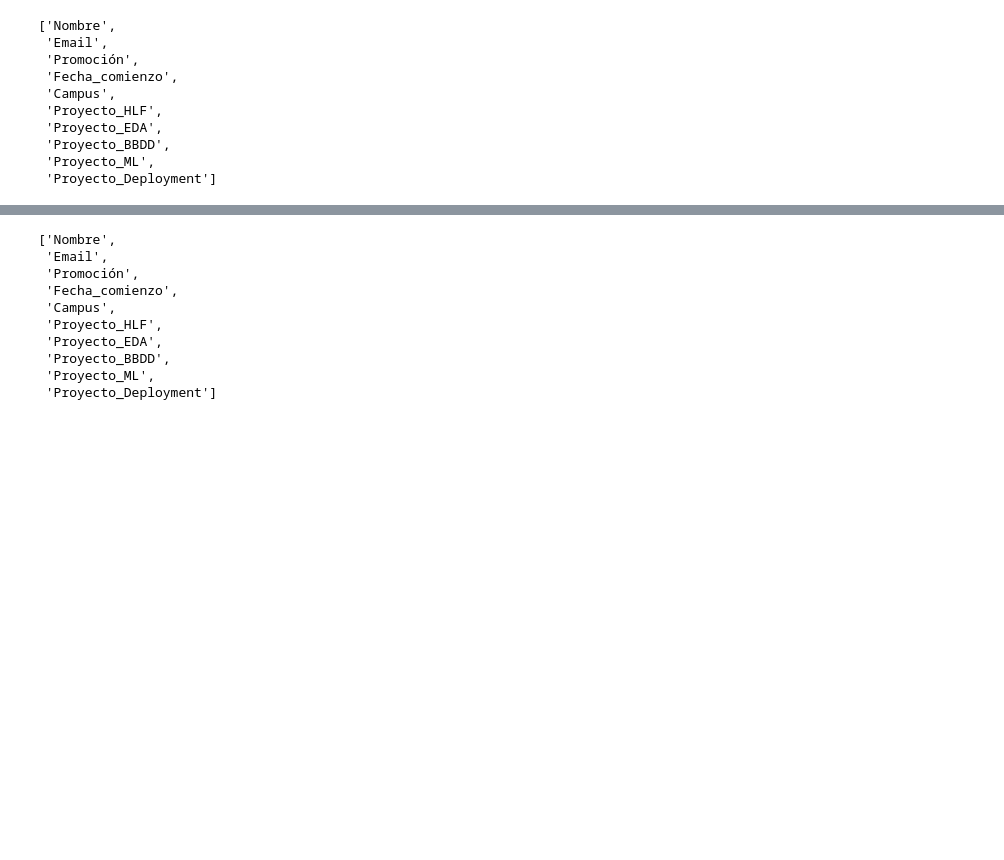
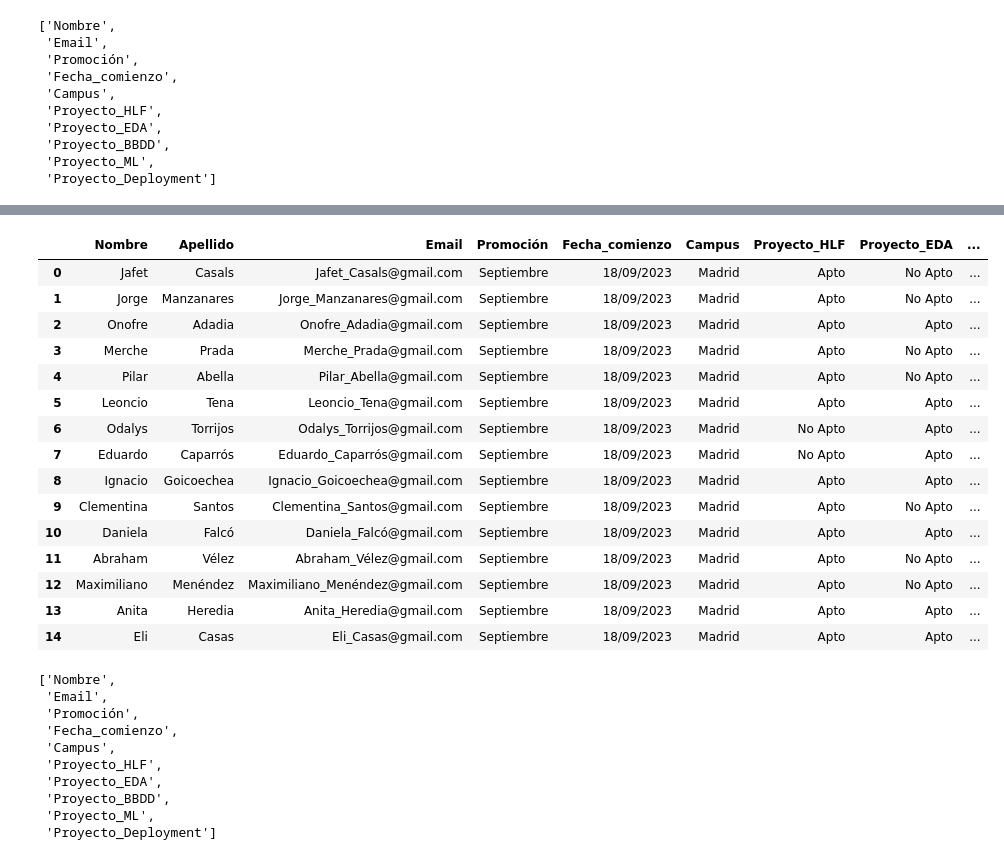
Before and after one commit to SortegaG/SQLite, a Jupyter notebook: Enunciado/data/dataframes.ipynb, the cells around one changed output, grey strips where cells are left out. Saved outputs shown, nothing was run; the diff lists cells and outputs as text; code cells hidden in the pictures; blank space fills up the shorter version.

```diff
--- a/Enunciado/data/dataframes.ipynb
+++ b/Enunciado/data/dataframes.ipynb
@@ -33,6 +33,30 @@ clase_1
 | 12 | Maximiliano Menéndez | Maximiliano_Menéndez@gmail.com | Septiembre | 18/09/2023 | Madrid | Apto | No Apto | Apto | ... |
 | 13 | Anita Heredia | Anita_Heredia@gmail.com | Septiembre | 18/09/2023 | Madrid | Apto | Apto | Apto | ... |
 | 14 | Eli Casas | Eli_Casas@gmail.com | Septiembre | 18/09/2023 | Madrid | Apto | Apto | Apto | ... |
+# %%
+
+clase_1[['Nombre', 'Apellido']] = clase_1['Nombre'].str.split(' ', n = 1, expand=True)
+nombre_index = clase_1.columns.get_loc('Nombre')
+clase_1.insert(nombre_index + 1, 'Apellido', clase_1.pop('Apellido'))
+# %%
+clase_1
+# %% [output]
+|  | Nombre | Apellido | Email | Promoción | Fecha_comienzo | Campus | Proyecto_HLF | Proyecto_EDA | ... |
+| 0 | Jafet | Casals | Jafet_Casals@gmail.com | Septiembre | 18/09/2023 | Madrid | Apto | No Apto | ... |
+| 1 | Jorge | Manzanares | Jorge_Manzanares@gmail.com | Septiembre | 18/09/2023 | Madrid | Apto | No Apto | ... |
+| 2 | Onofre | Adadia | Onofre_Adadia@gmail.com | Septiembre | 18/09/2023 | Madrid | Apto | Apto | ... |
+| 3 | Merche | Prada | Merche_Prada@gmail.com | Septiembre | 18/09/2023 | Madrid | Apto | No Apto | ... |
+| 4 | Pilar | Abella | Pilar_Abella@gmail.com | Septiembre | 18/09/2023 | Madrid | Apto | No Apto | ... |
+| 5 | Leoncio | Tena | Leoncio_Tena@gmail.com | Septiembre | 18/09/2023 | Madrid | Apto | Apto | ... |
+| 6 | Odalys | Torrijos | Odalys_Torrijos@gmail.com | Septiembre | 18/09/2023 | Madrid | No Apto | Apto | ... |
+| 7 | Eduardo | Caparrós | Eduardo_Caparrós@gmail.com | Septiembre | 18/09/2023 | Madrid | No Apto | Apto | ... |
+| 8 | Ignacio | Goicoechea | Ignacio_Goicoechea@gmail.com | Septiembre | 18/09/2023 | Madrid | Apto | Apto | ... |
+| 9 | Clementina | Santos | Clementina_Santos@gmail.com | Septiembre | 18/09/2023 | Madrid | Apto | No Apto | ... |
+| 10 | Daniela | Falcó | Daniela_Falcó@gmail.com | Septiembre | 18/09/2023 | Madrid | Apto | Apto | ... |
+| 11 | Abraham | Vélez | Abraham_Vélez@gmail.com | Septiembre | 18/09/2023 | Madrid | Apto | No Apto | ... |
+| 12 | Maximiliano | Menéndez | Maximiliano_Menéndez@gmail.com | Septiembre | 18/09/2023 | Madrid | Apto | No Apto | ... |
+| 13 | Anita | Heredia | Anita_Heredia@gmail.com | Septiembre | 18/09/2023 | Madrid | Apto | Apto | ... |
+| 14 | Eli | Casas | Eli_Casas@gmail.com | Septiembre | 18/09/2023 | Madrid | Apto | Apto | ... |
 # %%
 clase_2 = pd.read_csv("../data/clase_2.csv", sep =";")
 list(clase_2.columns)
```
Also changed, not shown: parts of 13 cells of this notebook, 1 other file.
